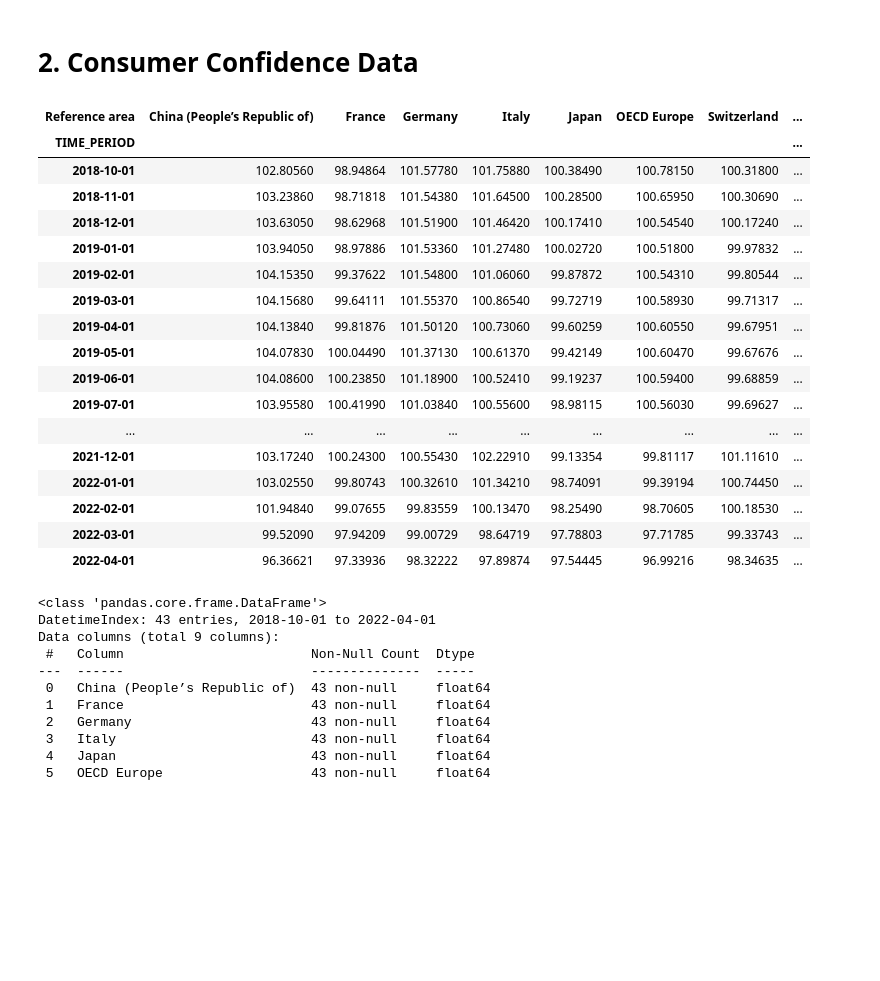
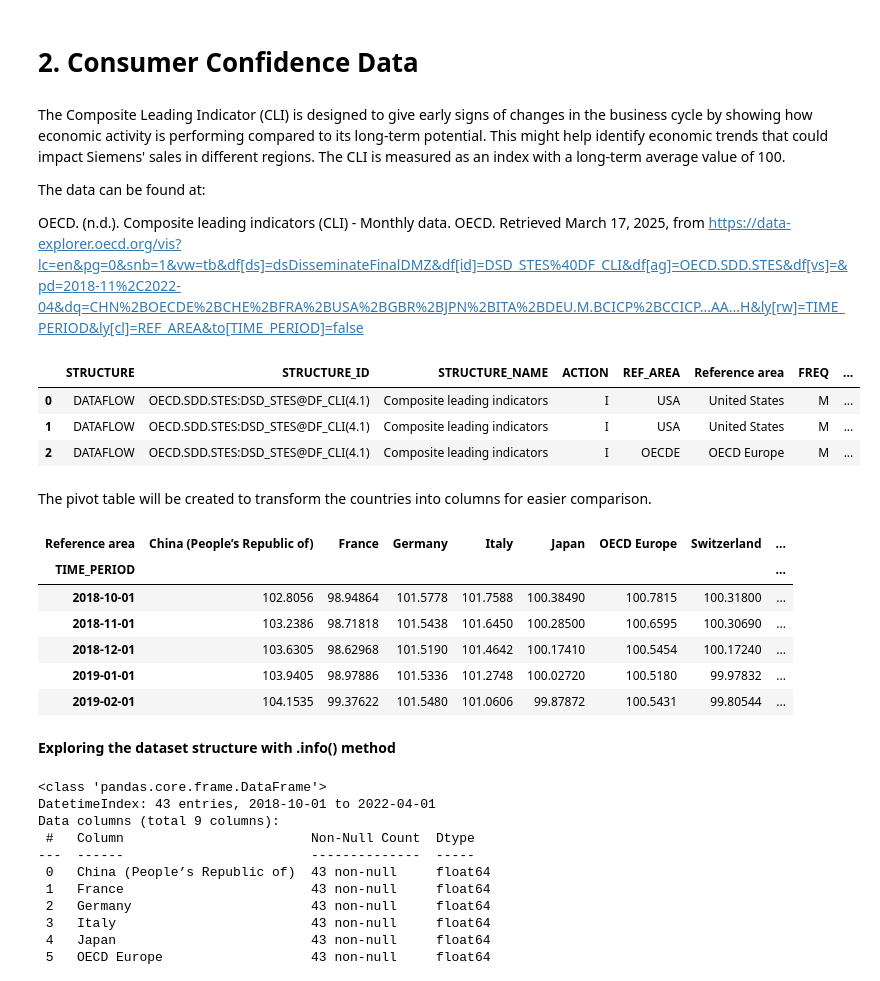
Before and after one commit to MGN19/Siemens-forecast, a Jupyter notebook: Transform External Data.ipynb, the cells around one changed output. Saved outputs shown, nothing was run; the diff lists cells and outputs as text; code cells hidden in the pictures; blank space fills up the shorter version.

Commit message:
consumer confidence data done

```diff
--- a/Transform External Data.ipynb
+++ b/Transform External Data.ipynb
@@ -165,4 +165,18 @@ After, December 2021 the stocks price decreased.
 #stock2.to_csv('./extra data/clean_stock_data.csv')
 # %% [markdown]
 # 2. Consumer Confidence Data
+# %% [markdown]
+The Composite Leading Indicator (CLI) is designed to give early signs of changes in the business cycle by showing how economic activity is performing compared to its long-term potential. This might help identify economic trends that could impact Siemens' sales in different regions. The CLI is measured as an index with a long-term average value of 100.
+
+The data can be found at:
+
+OECD. (n.d.). Composite leading indicators (CLI) - Monthly data. OECD. Retrieved March 17, 2025, from https://data-explorer.oecd.org/vis?lc=en&pg=0&snb=1&vw=tb&df[ds]=dsDisseminateFinalDMZ&df[id]=DSD_STES%40DF_CLI&df[ag]=OECD.SDD.STES&df[vs]=&pd=2018-11%2C2022-04&dq=CHN%2BOECDE%2BCHE%2BFRA%2BUSA%2BGBR%2BJPN%2BITA%2BDEU.M.BCICP%2BCCICP...AA...H&ly[rw]=TIME_PERIOD&ly[cl]=REF_AREA&to[TIME_PERIOD]=false
+# %%
+consumer_confidence = pd.read_csv('./extra data/composite_consumer_confidence.csv')
+consumer_confidence.head(3)
+# %% [output]
+|  | STRUCTURE | STRUCTURE_ID | STRUCTURE_NAME | ACTION | REF_AREA | Reference area | FREQ | ... |
+| 0 | DATAFLOW | OECD.SDD.STES:DSD_STES@DF_CLI(4.1) | Composite leading indicators | I | USA | United States | M | ... |
+| 1 | DATAFLOW | OECD.SDD.STES:DSD_STES@DF_CLI(4.1) | Composite leading indicators | I | USA | United States | M | ... |
+| 2 | DATAFLOW | OECD.SDD.STES:DSD_STES@DF_CLI(4.1) | Composite leading indicators | I | OECDE | OECD Europe | M | ... |
 # %%
@@ -182,28 +194,21 @@ consumer_confidence.drop(['STRUCTURE','STRUCTURE_ID', 'STRUCTURE_NAME',
 # %%
 consumer_confidence['TIME_PERIOD'] =  pd.to_datetime(consumer_confidence['TIME_PERIOD'])
 consumer_confidence = consumer_confidence.set_index('TIME_PERIOD')
+# %% [markdown]
+The pivot table will be created to transform the countries into columns for easier comparison.
 # %%
 cc2 = consumer_confidence.pivot_table(index=consumer_confidence.index, columns='Reference area', values='OBS_VALUE')
-cc2
+cc2.head()
 # %% [output]
 | Reference area | China (People’s Republic of) | France | Germany | Italy | Japan | OECD Europe | Switzerland | ... |
 | TIME_PERIOD |  |  |  |  |  |  |  | ... |
-| 2018-10-01 | 102.80560 | 98.94864 | 101.57780 | 101.75880 | 100.38490 | 100.78150 | 100.31800 | ... |
-| 2018-11-01 | 103.23860 | 98.71818 | 101.54380 | 101.64500 | 100.28500 | 100.65950 | 100.30690 | ... |
-| 2018-12-01 | 103.63050 | 98.62968 | 101.51900 | 101.46420 | 100.17410 | 100.54540 | 100.17240 | ... |
-| 2019-01-01 | 103.94050 | 98.97886 | 101.53360 | 101.27480 | 100.02720 | 100.51800 | 99.97832 | ... |
-| 2019-02-01 | 104.15350 | 99.37622 | 101.54800 | 101.06060 | 99.87872 | 100.54310 | 99.80544 | ... |
-| 2019-03-01 | 104.15680 | 99.64111 | 101.55370 | 100.86540 | 99.72719 | 100.58930 | 99.71317 | ... |
-| 2019-04-01 | 104.13840 | 99.81876 | 101.50120 | 100.73060 | 99.60259 | 100.60550 | 99.67951 | ... |
-| 2019-05-01 | 104.07830 | 100.04490 | 101.37130 | 100.61370 | 99.42149 | 100.60470 | 99.67676 | ... |
-| 2019-06-01 | 104.08600 | 100.23850 | 101.18900 | 100.52410 | 99.19237 | 100.59400 | 99.68859 | ... |
-| 2019-07-01 | 103.95580 | 100.41990 | 101.03840 | 100.55600 | 98.98115 | 100.56030 | 99.69627 | ... |
-| ... | ... | ... | ... | ... | ... | ... | ... | ... |
-| 2021-12-01 | 103.17240 | 100.24300 | 100.55430 | 102.22910 | 99.13354 | 99.81117 | 101.11610 | ... |
-| 2022-01-01 | 103.02550 | 99.80743 | 100.32610 | 101.34210 | 98.74091 | 99.39194 | 100.74450 | ... |
-| 2022-02-01 | 101.94840 | 99.07655 | 99.83559 | 100.13470 | 98.25490 | 98.70605 | 100.18530 | ... |
-| 2022-03-01 | 99.52090 | 97.94209 | 99.00729 | 98.64719 | 97.78803 | 97.71785 | 99.33743 | ... |
-| 2022-04-01 | 96.36621 | 97.33936 | 98.32222 | 97.89874 | 97.54445 | 96.99216 | 98.34635 | ... |
+| 2018-10-01 | 102.8056 | 98.94864 | 101.5778 | 101.7588 | 100.38490 | 100.7815 | 100.31800 | ... |
+| 2018-11-01 | 103.2386 | 98.71818 | 101.5438 | 101.6450 | 100.28500 | 100.6595 | 100.30690 | ... |
+| 2018-12-01 | 103.6305 | 98.62968 | 101.5190 | 101.4642 | 100.17410 | 100.5454 | 100.17240 | ... |
+| 2019-01-01 | 103.9405 | 98.97886 | 101.5336 | 101.2748 | 100.02720 | 100.5180 | 99.97832 | ... |
+| 2019-02-01 | 104.1535 | 99.37622 | 101.5480 | 101.0606 | 99.87872 | 100.5431 | 99.80544 | ... |
+# %% [markdown]
+**Exploring the dataset structure with .info() method**
 # %%
 cc2.info()
 # %% [output]
```
Also changed, not shown: parts of 4 cells of this notebook.
